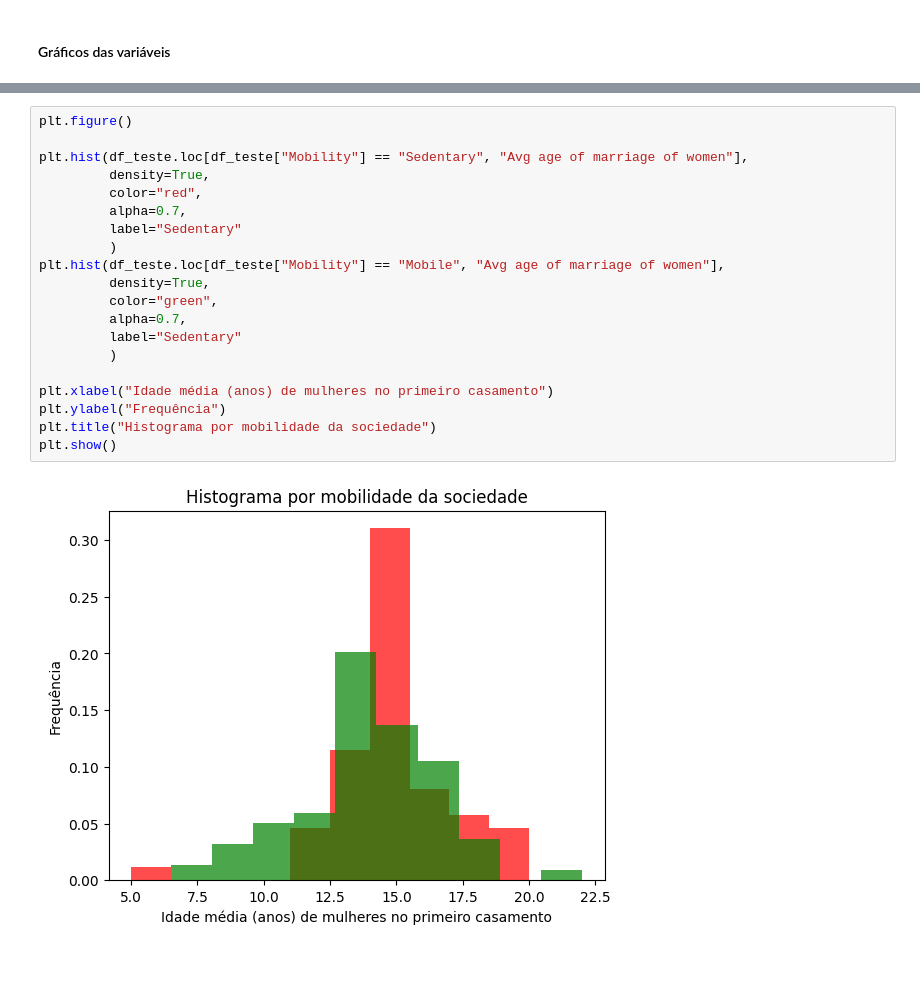
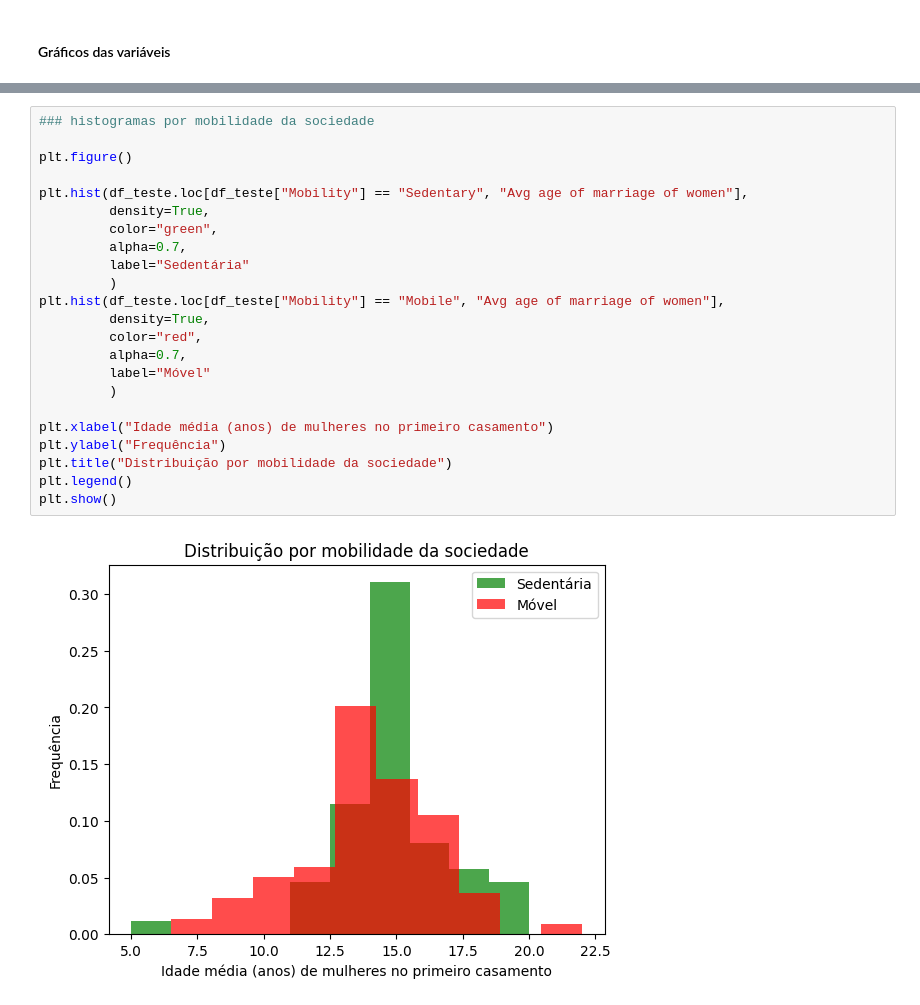
Before and after one commit to gabriel-nbr/MCI, a Jupyter notebook: Trabalho1.ipynb, the cells around one changed output, grey strips where cells are left out. Cells and saved outputs as stored; diff of their text form; blank space fills up the shorter version.

```diff
--- a/Trabalho1.ipynb
+++ b/Trabalho1.ipynb
@@ -241,22 +255,25 @@ plt.show()
 # %%
+### histogramas por mobilidade da sociedade
+
 plt.figure()
 
 plt.hist(df_teste.loc[df_teste["Mobility"] == "Sedentary", "Avg age of marriage of women"],
          density=True,
-         color="red",
+         color="green",
          alpha=0.7,
-         label="Sedentary"
+         label="Sedentária"
          )
 plt.hist(df_teste.loc[df_teste["Mobility"] == "Mobile", "Avg age of marriage of women"],
          density=True,
-         color="green",
+         color="red",
          alpha=0.7,
-         label="Sedentary"
+         label="Móvel"
          )
 
 plt.xlabel("Idade média (anos) de mulheres no primeiro casamento")
 plt.ylabel("Frequência")
-plt.title("Histograma por mobilidade da sociedade")
+plt.title("Distribuição por mobilidade da sociedade")
+plt.legend()
 plt.show()
 # %% [output]
-[figure, old version]
+[figure, new version]
```
Also changed, not shown: parts of 3 cells of this notebook.
